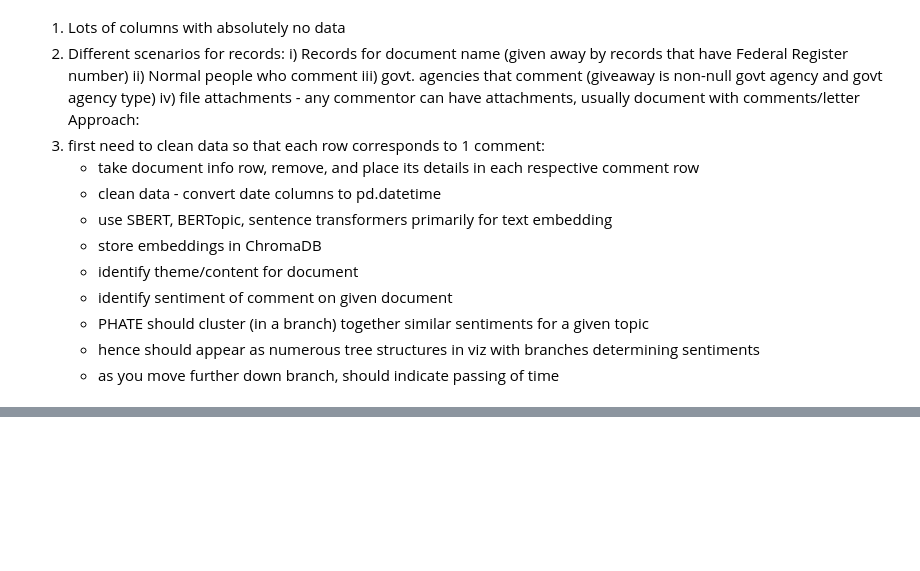
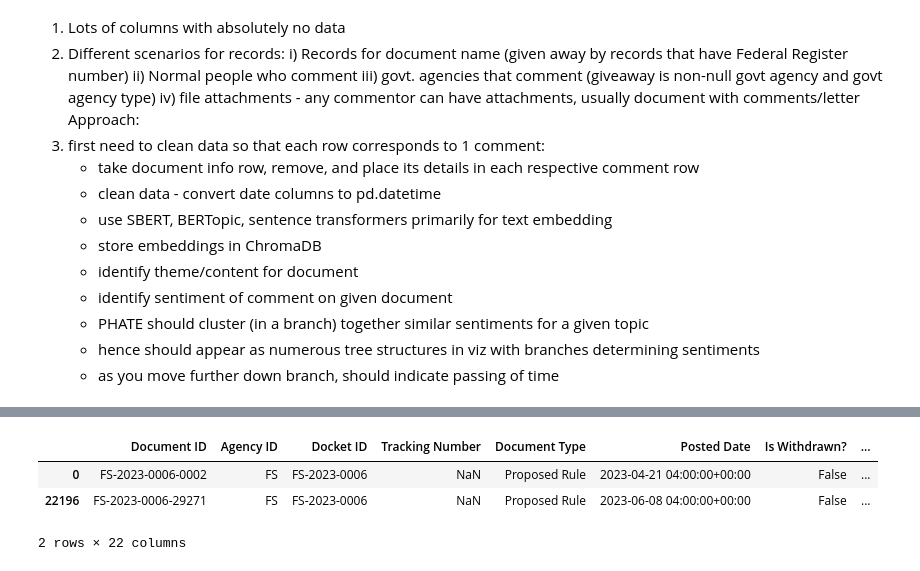
Before and after one commit to wangzey5/TwoSix_Spring25, a Jupyter notebook: eda.ipynb, the cells around one changed output, grey strips where cells are left out. Cells and saved outputs as stored; diff of their text form; code cells hidden in the pictures; blank space fills up the shorter version.

```diff
--- a/eda.ipynb
+++ b/eda.ipynb
@@ -175,0 +211,7 @@ Approach:
+# %%
+documents.head()
+# %% [output]
+|  | Document ID | Agency ID | Docket ID | Tracking Number | Document Type | Posted Date | Is Withdrawn? | ... |
+| 0 | FS-2023-0006-0002 | FS | FS-2023-0006 | NaN | Proposed Rule | 2023-04-21 04:00:00+00:00 | False | ... |
+| 22196 | FS-2023-0006-29271 | FS | FS-2023-0006 | NaN | Proposed Rule | 2023-06-08 04:00:00+00:00 | False | ... |
+2 rows × 22 columns
```
Also changed, not shown: parts of 16 cells of this notebook.
